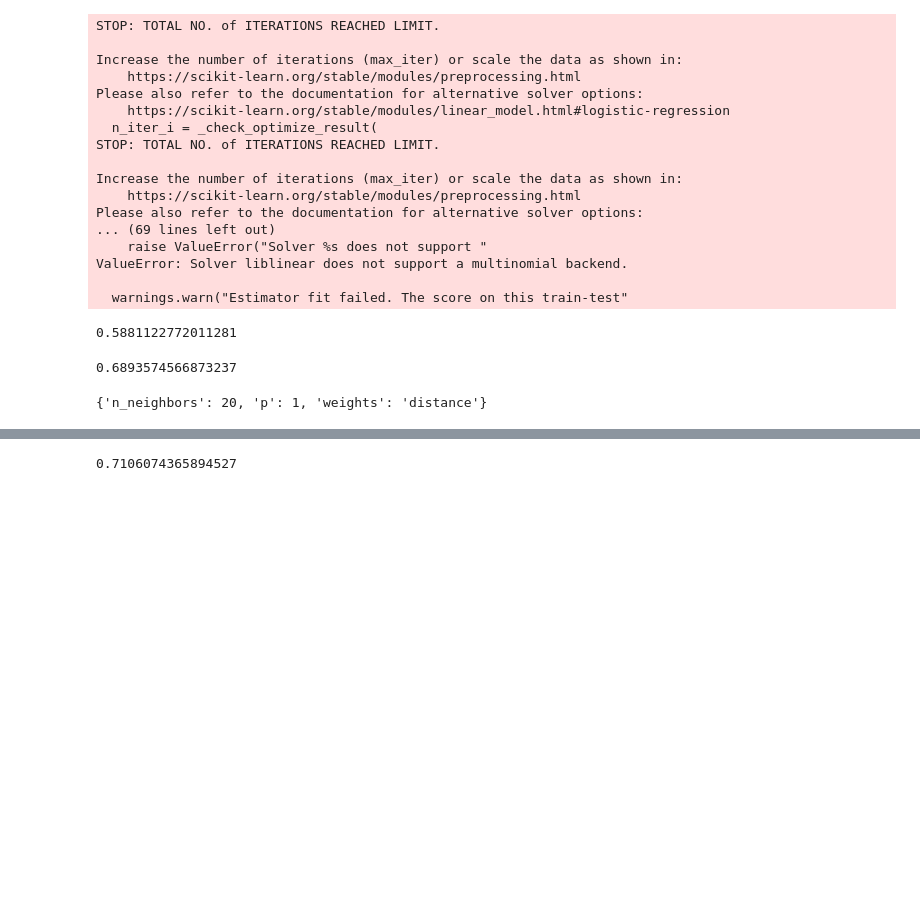
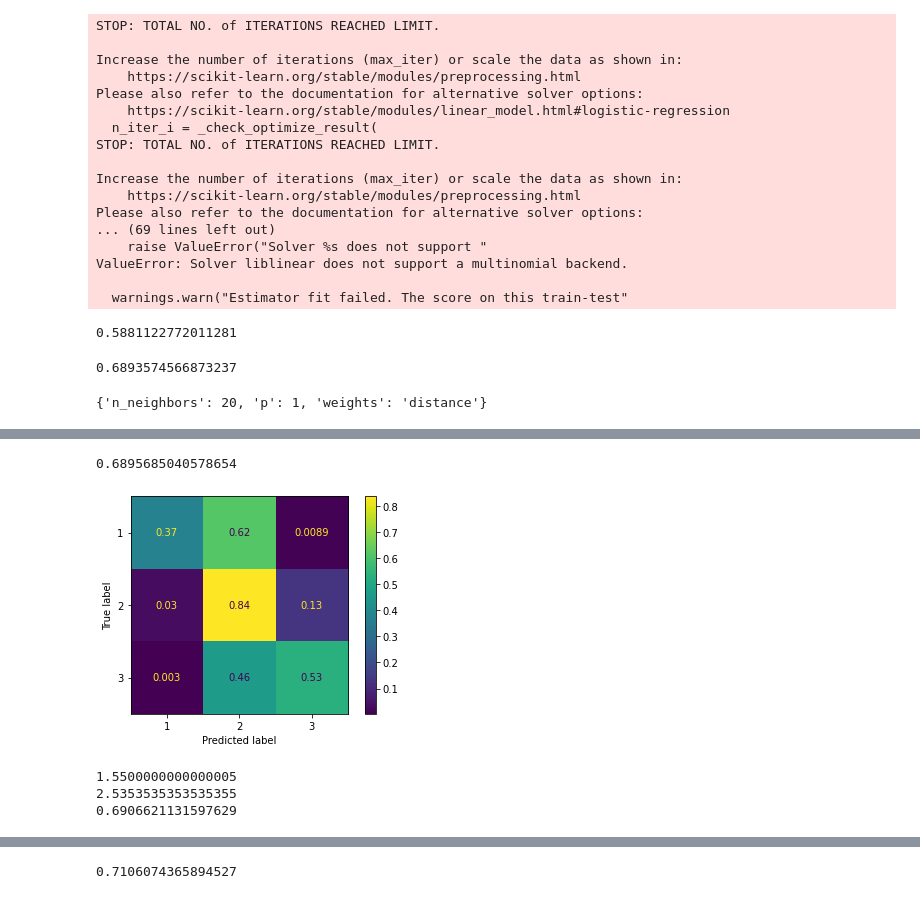
Before and after one commit to sworley1/AdvML-TermProject, a Jupyter notebook: MIS382 Project - DXZ.ipynb, the cells around one changed output, grey strips where cells are left out. Saved outputs shown, nothing was run; the diff lists cells and outputs as text; code cells hidden in the pictures; blank space fills up the shorter version.

```diff
--- a/MIS382 Project - DXZ.ipynb
+++ b/MIS382 Project - DXZ.ipynb
@@ -213 +261,14 @@ Epoch 50/50
 <keras.callbacks.History at 0x...>
+# %%
+# Neural Network
+NN_clf_1 = keras.Sequential([keras.layers.Flatten(),
+                keras.layers.Dense(64,activation = tf.nn.sigmoid),
+                keras.layers.Dense(64,activation = tf.nn.relu),
+                keras.layers.Dense(32,activation = tf.nn.tanh),
+                keras.layers.Dense(32,activation = tf.nn.relu),
+                keras.layers.Dense(16,activation = tf.nn.sigmoid),
+                keras.layers.Dense(16,activation = tf.nn.relu),
+                keras.layers.Dense(3,activation = tf.nn.softmax)])
+NN_clf_1.compile(optimizer = 'adam',loss='sparse_categorical_crossentropy',metrics =['accuracy'])
+
+NN_clf_1.fit(X_train, y_train,epochs = 50)
@@ -218,0 +314,13 @@ NN_clf.evaluate(X_test, y_test, verbose=0)
+# %%
+# Neural Network
+NN_clf_1 = keras.Sequential([keras.layers.Flatten(),
+                keras.layers.Dense(64,activation = tf.nn.sigmoid),
+                keras.layers.Dense(64,activation = tf.nn.relu),
+                keras.layers.Dense(32,activation = tf.nn.tanh),
+                keras.layers.Dense(32,activation = tf.nn.relu),
+                keras.layers.Dense(16,activation = tf.nn.sigmoid),
+                keras.layers.Dense(16,activation = tf.nn.relu),
+                keras.layers.Dense(1,activation = 'linear')])
+NN_clf_1.compile(optimizer = 'adam',loss='mean_squared_error',metrics =['mean_squared_error'])
+
+NN_clf_1.fit(X_train, y_train,epochs = 50)
@@ -218,0 +346,3 @@ NN_clf.evaluate(X_test, y_test, verbose=0)
+# %%
+NN_pred_1 = NN_clf_1.predict(X_test)
+NN_clf_1.evaluate(X_test, y_test, verbose=0)
@@ -218,0 +361,20 @@ NN_clf.evaluate(X_test, y_test, verbose=0)
+# %%
+# 2.5 as threshold
+NN_reg_class = []
+for num in NN_pred_1:
+    if num >=2.5:
+        NN_reg_class.append(3)
+    elif num >=1.5 and num <2.5:
+        NN_reg_class.append(2)
+    elif num <1.5:
+        NN_reg_class.append(1)
+accuracy_score(y_test, NN_reg_class)
+# %% [output]
+0.6895685040578654
+# %%
+NN_cm = confusion_matrix(y_test, NN_reg_class, labels=[1,2,3], normalize='true')
+NN_disp = ConfusionMatrixDisplay(confusion_matrix=NN_cm, display_labels=[1,2,3])
+NN_disp.plot()
+plt.show()
+# %% [output]
+[figure, added]
@@ -218,0 +405,8 @@ NN_clf.evaluate(X_test, y_test, verbose=0)
+# %%
+print(best_i)
+print(best_j)
+print(best_)
+# %% [output]
+1.5500000000000005
+2.5353535353535355
+0.6906621131597629
```
Also changed, not shown: parts of 31 cells of this notebook.
